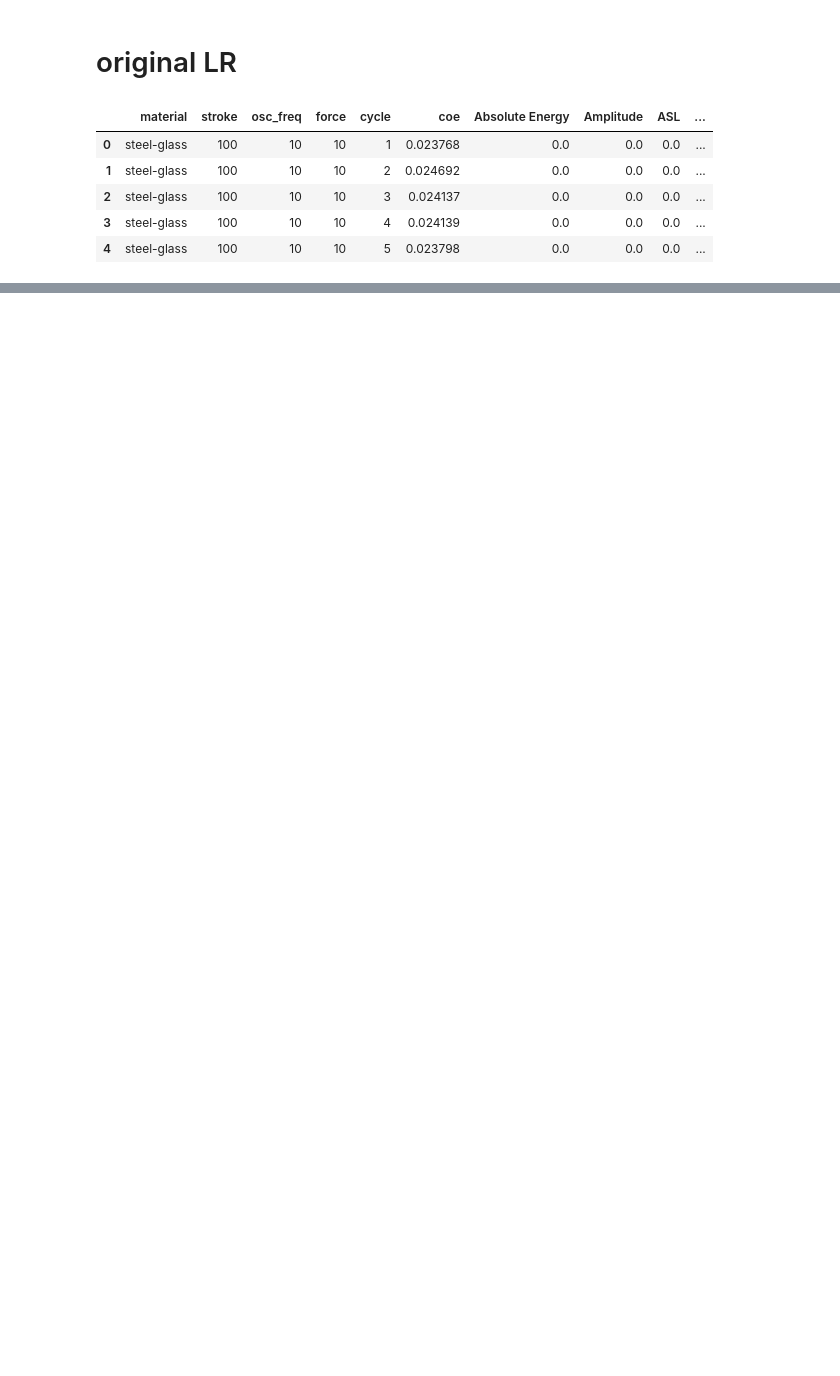
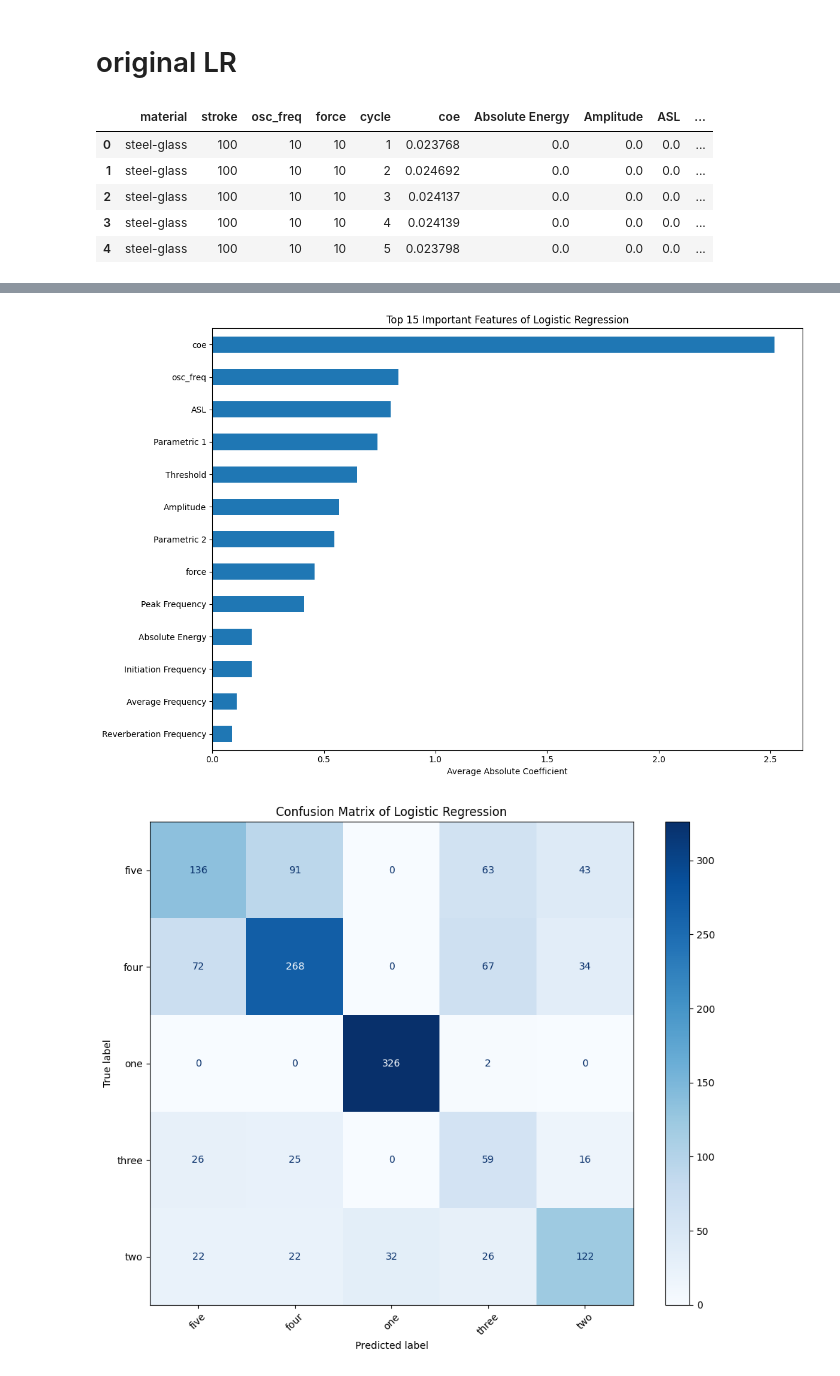
Before and after one commit to buy0range/code_internship, a Jupyter notebook: ML/LogisticRegression.ipynb, the cells around one changed output, grey strips where cells are left out. Cells and saved outputs as stored; diff of their text form; code cells hidden in the pictures; blank space fills up the shorter version.

```diff
--- a/ML/LogisticRegression.ipynb
+++ b/ML/LogisticRegression.ipynb
@@ -25,0 +37,19 @@ df.head()
+# %%
+# 特征标准化（重要：逻辑回归对特征尺度敏感）
+scaler = StandardScaler()
+X_train_scaled = scaler.fit_transform(X_train)
+X_test_scaled = scaler.transform(X_test)
+# %%
+# 3. 创建并训练逻辑回归模型
+# 使用multi_class='multinomial'处理5分类问题
+# solver='lbfgs'适用于中小型数据集
+model = LogisticRegression(
+    multi_class='multinomial',  # 多分类设置
+    solver='lbfgs',             # 优化算法
+    max_iter=1000,              # 增加迭代次数确保收敛
+    random_state=42,
+    class_weight='balanced'    # 处理类别不平衡（如果存在）
+)
+
+# 训练模型
+model.fit(X_train_scaled, y_train)
@@ -25,0 +59,57 @@ df.head()
+# %%
+# 4. 模型评估
+# 预测测试集
+y_pred = model.predict(X_test_scaled)
+
+# 模型评估
+print(f"Accuracy: {accuracy_score(y_test, y_pred):.2f}")
+print("\nClassification report of Logistic Regression model:")
+print(classification_report(y_test, y_pred, target_names=model.classes_.astype(str)))
+
+# 特征重要性分析（使用系数的绝对值平均值）
+feature_importances = pd.Series(
+    np.abs(model.coef_).mean(axis=0),  # 取所有类别系数的绝对值的平均值
+    index=X.columns
+)
+print("\nFeature importance of Logistic Regression model:")
+print(feature_importances.sort_values(ascending=False))
+
+# 可视化特征重要性
+top_features = feature_importances.sort_values(ascending=False).head(15)
+
+plt.figure(figsize=(12, 8))
+top_features.sort_values().plot(kind='barh')
+plt.title('Top 15 Important Features of Logistic Regression')
+plt.xlabel('Average Absolute Coefficient')
+plt.tight_layout()
+plt.show()
+
+# 混淆矩阵
+fig, ax = plt.subplots(figsize=(10, 8))
+ConfusionMatrixDisplay.from_predictions(
+    y_test,
+    y_pred,
+    display_labels=model.classes_,
+    ax=ax,
+    cmap='Blues',
+    xticks_rotation=45
+)
+plt.title('Confusion Matrix of Logistic Regression')
+plt.tight_layout()
+plt.show()
+
+# 添加系数热力图（增强可解释性）
+plt.figure(figsize=(12, 8))
+sns.heatmap(
+    pd.DataFrame(model.coef_, columns=X.columns, index=model.classes_),
+    annot=True,
+    fmt=".2f",
+    cmap="coolwarm",
+    center=0
+)
+plt.title('Feature Coefficients per Class')
+plt.xlabel('Features')
+plt.ylabel('Classes')
+plt.tight_layout()
+plt.show()
+# %% [output]
@@ -25,0 +133,2 @@ df.head()
+[figure, added]
+[figure, added]
```
Also changed, not shown: parts of 8 cells of this notebook, 9 other files.
